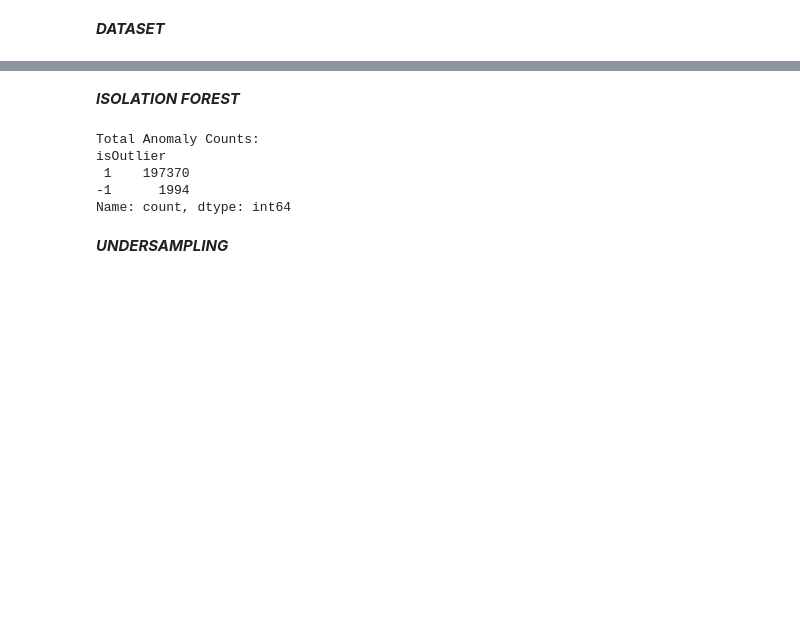
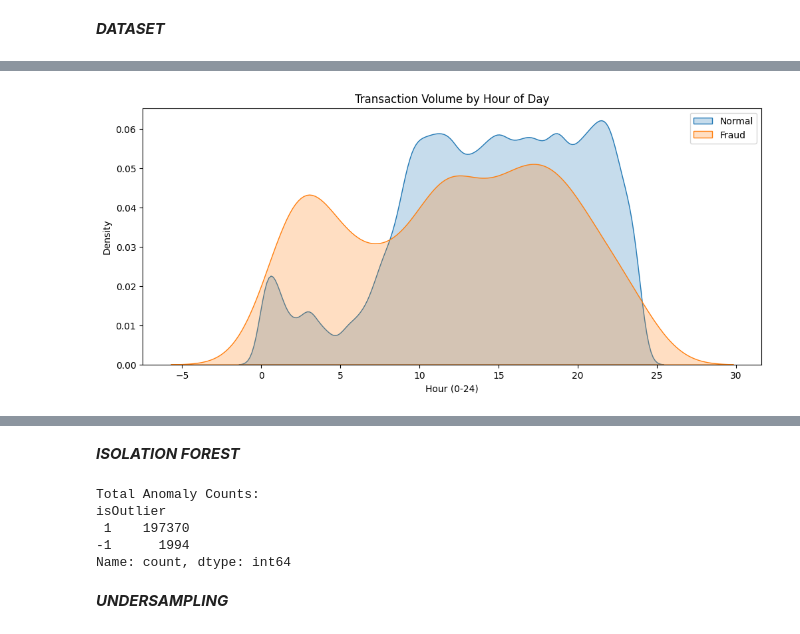
Before and after one commit to Wisuy/Credit-Card-Fraud, a Jupyter notebook: Credit_Card_Fraud.ipynb, the cells around one changed output, grey strips where cells are left out. Saved outputs shown, nothing was run; the diff lists cells and outputs as text; code cells hidden in the pictures; blank space fills up the shorter version.

```diff
--- a/Credit_Card_Fraud.ipynb
+++ b/Credit_Card_Fraud.ipynb
@@ -38,0 +66,12 @@ Fraud ratio: 0.1727%
+# %%
+df['Hour'] = (df['Time'] / 3600) % 24
+
+plt.figure(figsize=(12, 5))
+sns.kdeplot(df[df['Class'] == 0]['Hour'], label='Normal', fill=True)
+sns.kdeplot(df[df['Class'] == 1]['Hour'], label='Fraud', fill=True)
+plt.title('Transaction Volume by Hour of Day')
+plt.xlabel('Hour (0-24)')
+plt.legend()
+plt.show()
+# %% [output]
+[figure, added]
```
Also changed, not shown: parts of 19 cells of this notebook.
